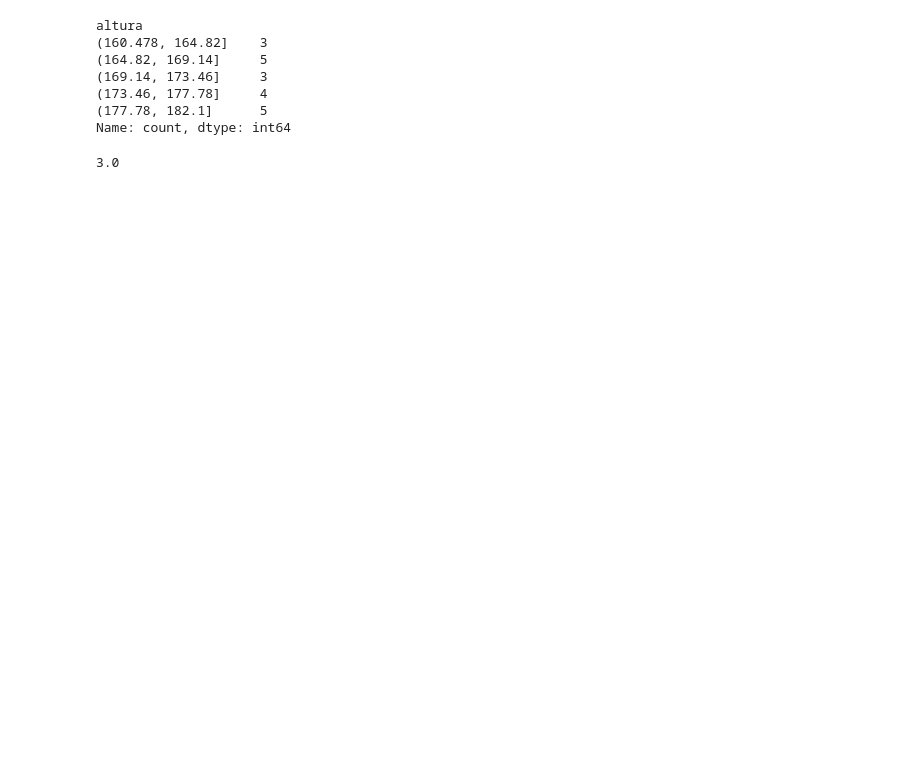
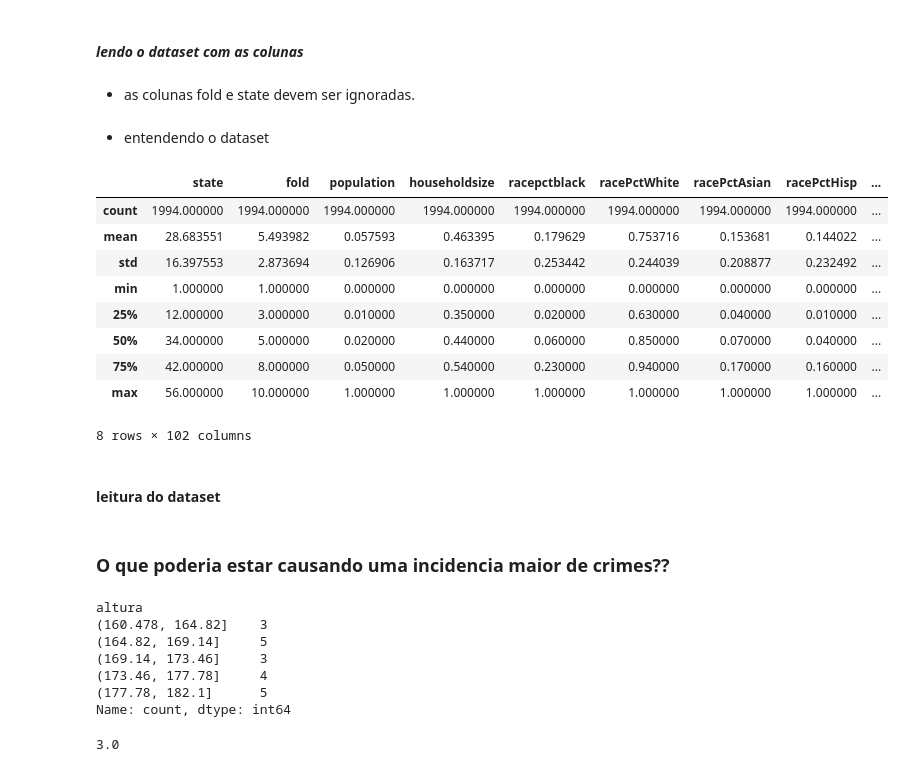
Before and after one commit to Jailsonrs/MOOCs-Contents, a Jupyter notebook: DS-intro/Aula 3 AED/notebooks/aula3.ipynb, the cells around one changed output. Cells and saved outputs as stored; diff of their text form; code cells hidden in the pictures; blank space fills up the shorter version.

```diff
--- a/DS-intro/Aula 3 AED/notebooks/aula3.ipynb
+++ b/DS-intro/Aula 3 AED/notebooks/aula3.ipynb
@@ -6,6 +23,20 @@
 # %%
 import pandas as pd
 
-df = pd.read_csv('dados_exemplo.csv')
-df
+import re
+
+# Leitura do dataset ARFF(padrao) do arquivo 'communities.names'
+with open('communities.names', 'r') as f:
+    lines = f.readlines()
+
+#usando regex para extrair somente os nomes das variaveis do arquivo.
+attribute_names = []
+for line in lines:
+    match = re.match(r'@attribute\s+([\w\d]+)\s+', line, re.IGNORECASE)
+    if match:
+        attribute_names.append(match.group(1))
+
+print(f"Total attributes extracted: {len(attribute_names)}")
+
+attribute_names
 # %% [output]
@@ -14,0 +61,27 @@ df.group_by()
+# %% [markdown]
+#### *lendo o dataset com as colunas*
+# %%
+df_crimes = pd.read_csv("communities.data", names= attribute_names)
+# %%
+
+numeric_columns = df_crimes.select_dtypes(include='number').columns
+df_numeric = df_crimes[numeric_columns]
+# %% [markdown]
+- as colunas fold e state devem ser ignoradas.
+# %% [markdown]
+- entendendo o dataset
+# %%
+df_numeric.describe()
+# %% [output]
+|  | state | fold | population | householdsize | racepctblack | racePctWhite | racePctAsian | racePctHisp | ... |
+| count | 1994.000000 | 1994.000000 | 1994.000000 | 1994.000000 | 1994.000000 | 1994.000000 | 1994.000000 | 1994.000000 | ... |
+| mean | 28.683551 | 5.493982 | 0.057593 | 0.463395 | 0.179629 | 0.753716 | 0.153681 | 0.144022 | ... |
+| std | 16.397553 | 2.873694 | 0.126906 | 0.163717 | 0.253442 | 0.244039 | 0.208877 | 0.232492 | ... |
+| min | 1.000000 | 1.000000 | 0.000000 | 0.000000 | 0.000000 | 0.000000 | 0.000000 | 0.000000 | ... |
+| 25% | 12.000000 | 3.000000 | 0.010000 | 0.350000 | 0.020000 | 0.630000 | 0.040000 | 0.010000 | ... |
+| 50% | 34.000000 | 5.000000 | 0.020000 | 0.440000 | 0.060000 | 0.850000 | 0.070000 | 0.040000 | ... |
+| 75% | 42.000000 | 8.000000 | 0.050000 | 0.540000 | 0.230000 | 0.940000 | 0.170000 | 0.160000 | ... |
+| max | 56.000000 | 10.000000 | 1.000000 | 1.000000 | 1.000000 | 1.000000 | 1.000000 | 1.000000 | ... |
+8 rows × 102 columns
+# %% [markdown]
+#### leitura do dataset
@@ -14,0 +106,2 @@ df.group_by()
+# %% [markdown]
+### O que poderia estar causando uma incidencia maior de crimes??
```
Also changed, not shown: parts of 10 cells of this notebook, 2 other files.
